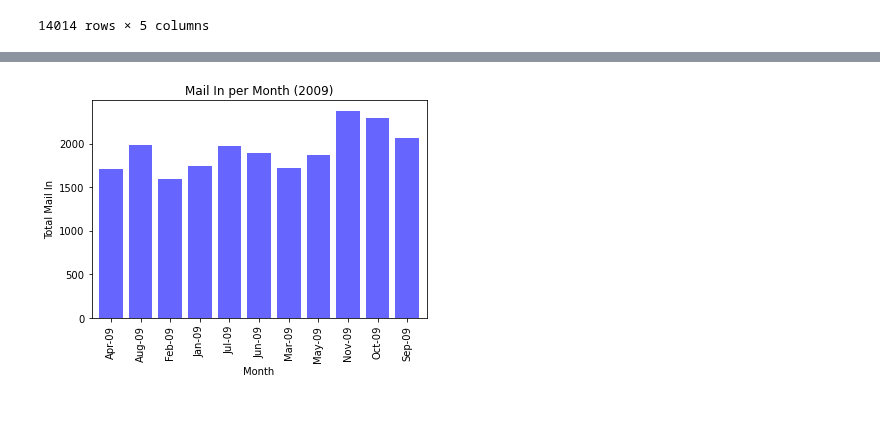
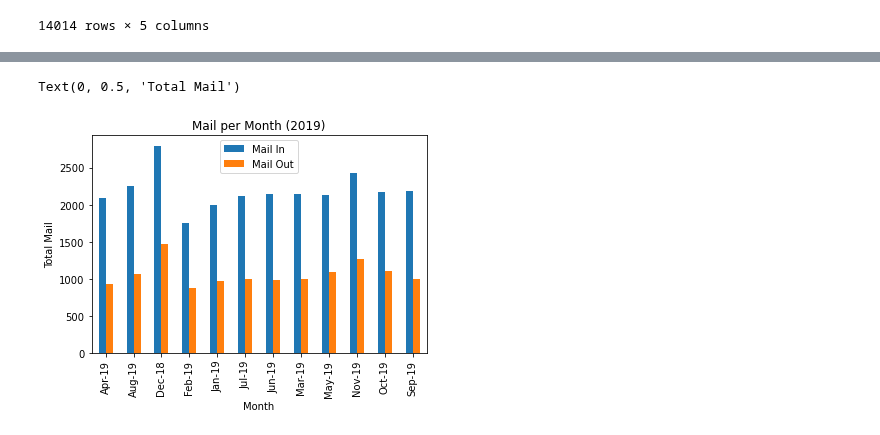
Before and after one commit to dianeyaneza/ebay-espresso, a Jupyter notebook: mail in and out 2009-2019.ipynb, the cells around one changed output, grey strips where cells are left out. Drawn from its saved outputs; the diff is of its cells as text; code cells hidden in the pictures.

```diff
--- a/mail in and out 2009-2019.ipynb
+++ b/mail in and out 2009-2019.ipynb
@@ -32,8 +32,8 @@ mail_data.head()
 # cleaned dataframe changed Mail In/Out types as float
 clean_mail = mail_data.fillna(0)
 cleanmail_to2020 = clean_mail.replace(['..'], '0')
-cleanmail_to2020['Mail In'] = pd.to_numeric(clean_mail2['Mail In'])
-cleanmail_to2020['Mail Out'] = pd.to_numeric(clean_mail2['Mail Out'])
+cleanmail_to2020['Mail In'] = pd.to_numeric(cleanmail_to2020['Mail In'])
+cleanmail_to2020['Mail Out'] = pd.to_numeric(cleanmail_to2020['Mail Out'])
 # cleaned dataframe WITH 2020 data
 cleanmail_to2020
 # %% [output]
@@ -111,25 +137,0 @@ plt.show()
-# %%
-# 2009 dataframe
-mail_2009 = cleanmail_to2020[cleanmail_to2020["Year"].isin(["2009"])]
-# 2010 dataframe
-mail_2010 = cleanmail_to2020[cleanmail_to2020["Year"].isin(["2010"])]
-# 2011 dataframe
-mail_2011 = cleanmail_to2020[cleanmail_to2020["Year"].isin(["2011"])]
-# 2012 dataframe
-mail_2012 = cleanmail_to2020[cleanmail_to2020["Year"].isin(["2012"])]
-# 2013 dataframe
-mail_2013 = cleanmail_to2020[cleanmail_to2020["Year"].isin(["2013"])]
-# 2014 dataframe
-mail_2014 = cleanmail_to2020[cleanmail_to2020["Year"].isin(["2014"])]
-# 2015 dataframe
-mail_2015 = cleanmail_to2020[cleanmail_to2020["Year"].isin(["2015"])]
-# 2016 dataframe
-mail_2016 = cleanmail_to2020[cleanmail_to2020["Year"].isin(["2016"])]
-# 2017 dataframe
-mail_2017 = cleanmail_to2020[cleanmail_to2020["Year"].isin(["2017"])]
-# 2018 dataframe
-mail_2018 = cleanmail_to2020[cleanmail_to2020["Year"].isin(["2013"])]
-# 2019 dataframe
-mail_2019 = cleanmail_to2020[cleanmail_to2020["Year"].isin(["2013"])]
-# 2020 dataframe
-mail_2020 = cleanmail_to2020[cleanmail_to2020["Year"].isin(["2013"])]
@@ -136,10 +152,14 @@ mail_2020 = cleanmail_to2020[cleanmail_to2020["Year"].isin(["2013"])]
 # %%
-# 2009 Mail In data
-mail_in_2009 = mail_2009.groupby(["Month"]).sum()["Mail In"]
-mail_in_2009.plot(kind="bar", width=0.8, color='b', alpha=0.6, figsize=(6,4))
-plt.title("Mail In per Month (2009)")
+# 2019 Mail In/Out data
+mail_in_2019 = mail_2019.groupby(["Month"])["Mail In"].sum()
+mail_out_2019 = mail_2019.groupby(["Month"])["Mail Out"].sum()
+index = mail_2019["Month"]
+mails_2019 = pd.DataFrame({'Mail In': mail_in_2019,
+                   'Mail Out': mail_out_2019})
+mails_2019_plot = mails_2019.plot.bar()
+plt.title("Mail per Month (2019)")
 plt.xlabel("Month")
-plt.ylabel("Total Mail In")
-plt.show()
+plt.ylabel("Total Mail")
 # %% [output]
+Text(0, 0.5, 'Total Mail')
-[figure, old version]
+[figure, new version]
```
Also changed, not shown: parts of 13 cells of this notebook, 4 other files.
